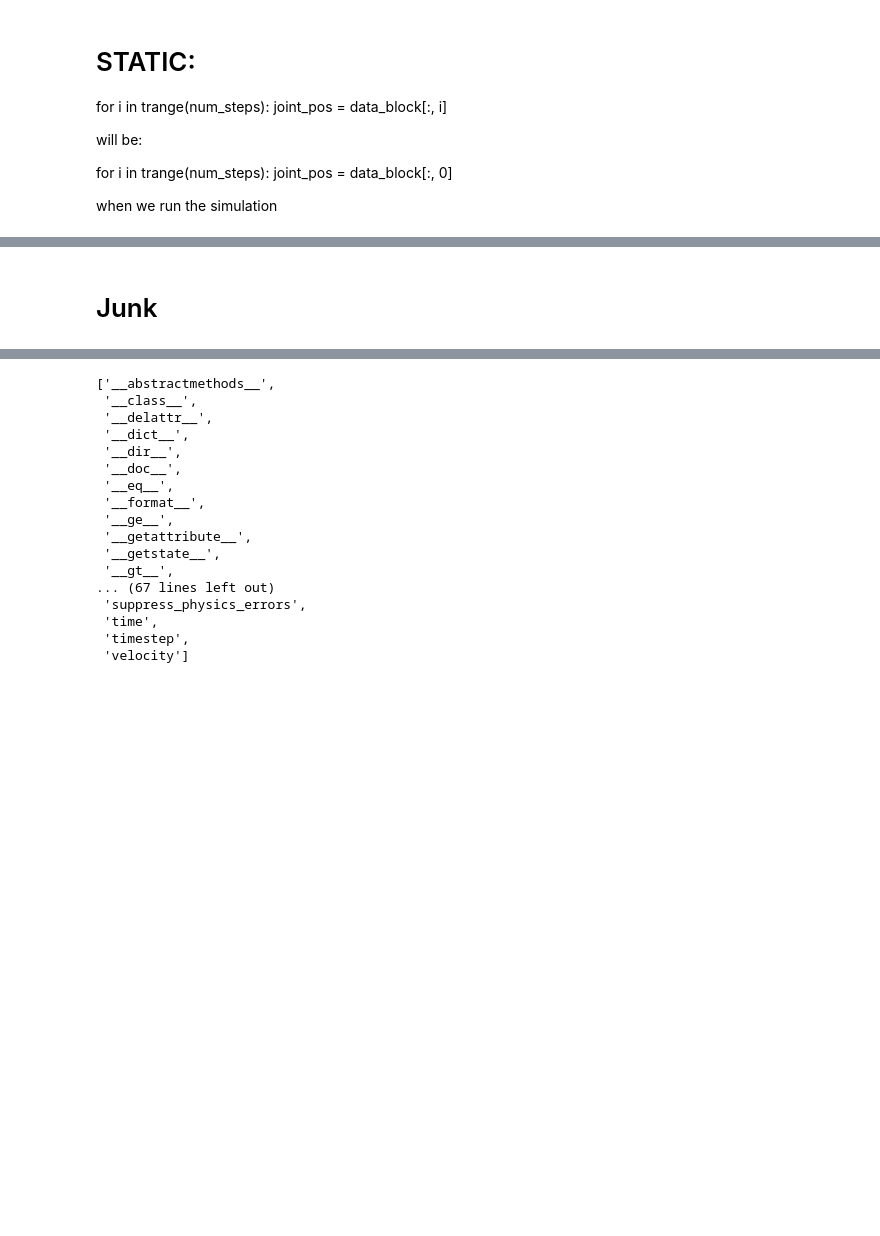
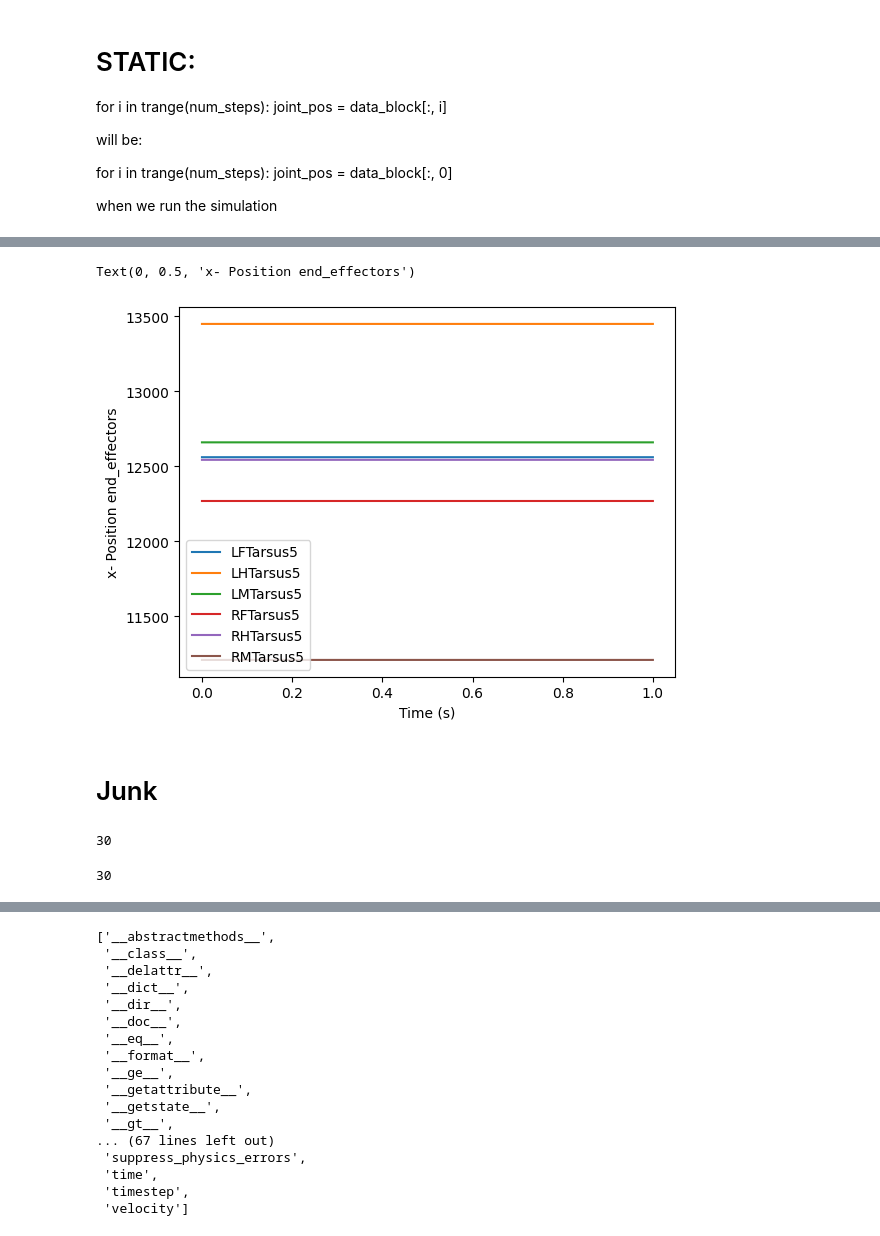
Before and after one commit to LaetiMS/flygym_adhesion-Laetitia, a Jupyter notebook: notebooks/mujoco_adhesion.ipynb, the cells around one changed output, grey strips where cells are left out. Saved outputs shown, nothing was run; the diff lists cells and outputs as text; code cells hidden in the pictures; blank space fills up the shorter version.

```diff
--- a/notebooks/mujoco_adhesion.ipynb
+++ b/notebooks/mujoco_adhesion.ipynb
@@ -210,2 +365,21 @@ Video(value=b'\x00\x00\x00 ftypisom\x00\x00\x02\x00isomiso2avc1mp41\x00\x00\x00\
+# %%
+for i, end_effector in enumerate(end_effector_data['x_vals_end_effector_obs']):
+    plt.plot(np.arange(len(end_effector)) * nmf.timestep,
+        end_effector,
+        label=nmf.end_effector_names[i])
+plt.legend()
+plt.xlabel('Time (s)')
+plt.ylabel('x- Position end_effectors')
+# %% [output]
+Text(0, 0.5, 'x- Position end_effectors')
+[figure, added]
 # %% [markdown]
 # Junk
+# %%
+len(obs_list[0]['contact_forces'])
+# %% [output]
+30
+# %%
+len(nmf.touch_sensors)
+# %% [output]
+30
```
Also changed, not shown: parts of 35 cells of this notebook, 1 other file.
